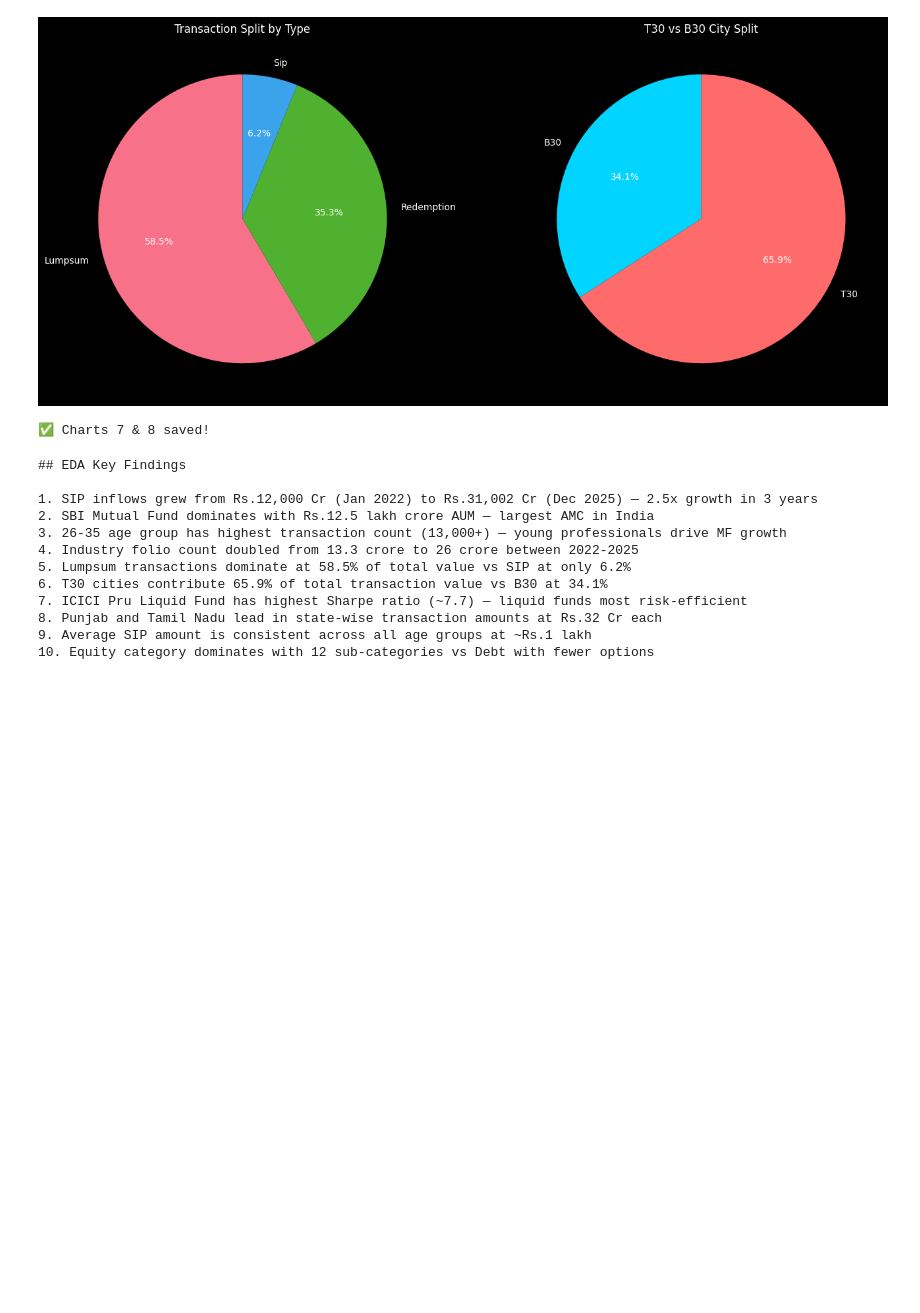
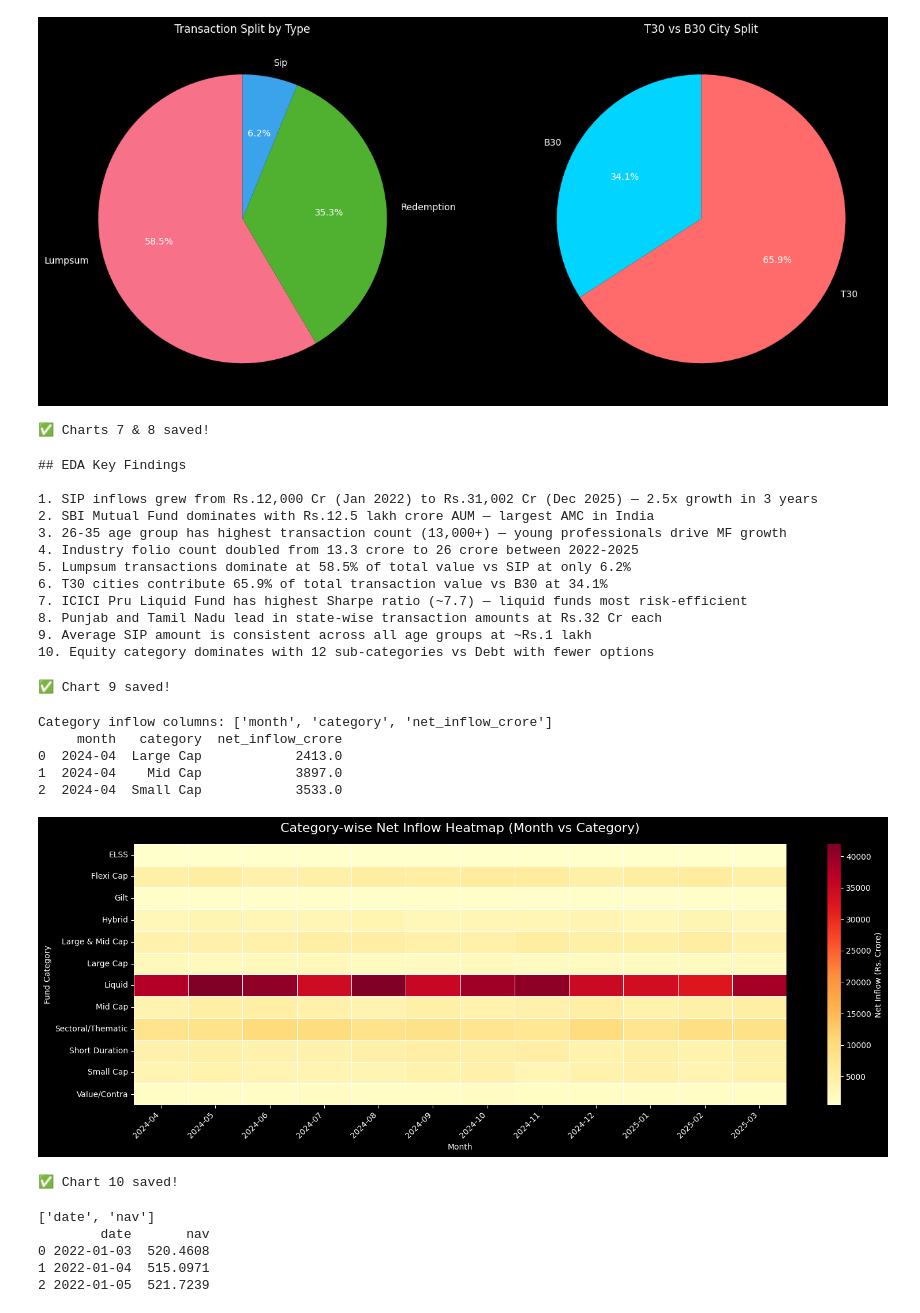
Before and after one commit to Kowshik0311/bluestock_mf_capstone, a Jupyter notebook: notebooks/03_eda_analysis.ipynb, the cells around one changed output. Drawn from its saved outputs; the diff is of its cells as text; code cells hidden in the pictures; blank space fills up the shorter version.

Commit message:
Day 3: Added 4 remaining EDA charts

```diff
--- a/notebooks/03_eda_analysis.ipynb
+++ b/notebooks/03_eda_analysis.ipynb
@@ -213,3 +213,70 @@ print(findings)
 8. Punjab and Tamil Nadu lead in state-wise transaction amounts at Rs.32 Cr each
 9. Average SIP amount is consistent across all age groups at ~Rs.1 lakh
 10. Equity category dominates with 12 sub-categories vs Debt with fewer options
+# %%
+# Chart 9: NAV Trend (Overall Average across all schemes)
+import plotly.graph_objects as go
+
+nav_avg = nav.groupby("date")["nav"].mean().reset_index()
+
+fig = go.Figure()
+fig.add_trace(go.Scatter(
+    x=nav_avg["date"],
+    y=nav_avg["nav"],
+    mode="lines",
+    name="Average NAV",
+    line=dict(color="#00d4ff", width=2)
+))
+
+fig.update_layout(
+    title="Average NAV Trend Across All Schemes (2022–2026)",
+    xaxis_title="Date",
+    yaxis_title="Average NAV (Rs.)",
+    template="plotly_dark",
+    height=500
+)
+fig.write_image(str(PROC_DIR.parent.parent / "reports" / "chart9_nav_trend.png"),
+                width=1400, height=500)
+fig.show()
+print("✅ Chart 9 saved!")
+# %% [output]
+✅ Chart 9 saved!
+# %%
+# Chart 10: Category Inflow Heatmap
+print("Category inflow columns:", cat.columns.tolist())
+print(cat.head(3))
+# %% [output]
+Category inflow columns: ['month', 'category', 'net_inflow_crore']
+     month   category  net_inflow_crore
+0  2024-04  Large Cap            2413.0
+1  2024-04    Mid Cap            3897.0
+2  2024-04  Small Cap            3533.0
+# %%
+# Chart 10: Category Inflow Heatmap
+pivot = cat.pivot_table(index="category", columns="month", values="net_inflow_crore")
+
+plt.figure(figsize=(16, 6))
+sns.heatmap(pivot, cmap="YlOrRd", linewidths=0.5, fmt=".0f",
+            annot=False, cbar_kws={"label": "Net Inflow (Rs. Crore)"})
+plt.title("Category-wise Net Inflow Heatmap (Month vs Category)", fontsize=16, pad=15)
+plt.xlabel("Month")
+plt.ylabel("Fund Category")
+plt.xticks(rotation=45, ha="right")
+plt.tight_layout()
+plt.savefig(PROC_DIR.parent.parent / "reports" / "chart10_category_heatmap.png", dpi=150)
+plt.show()
+print("✅ Chart 10 saved!")
+# %% [output]
+[figure, added]
+✅ Chart 10 saved!
+# %%
+# Chart 11: NAV Return Correlation Matrix
+# Check columns in nav
+print(nav.columns.tolist())
+print(nav.head(3))
+# %% [output]
+['date', 'nav']
+        date       nav
+0 2022-01-03  520.4608
+1 2022-01-04  515.0971
+2 2022-01-05  521.7239
```
Also changed, not shown: parts of 3 cells of this notebook, 4 other files.
